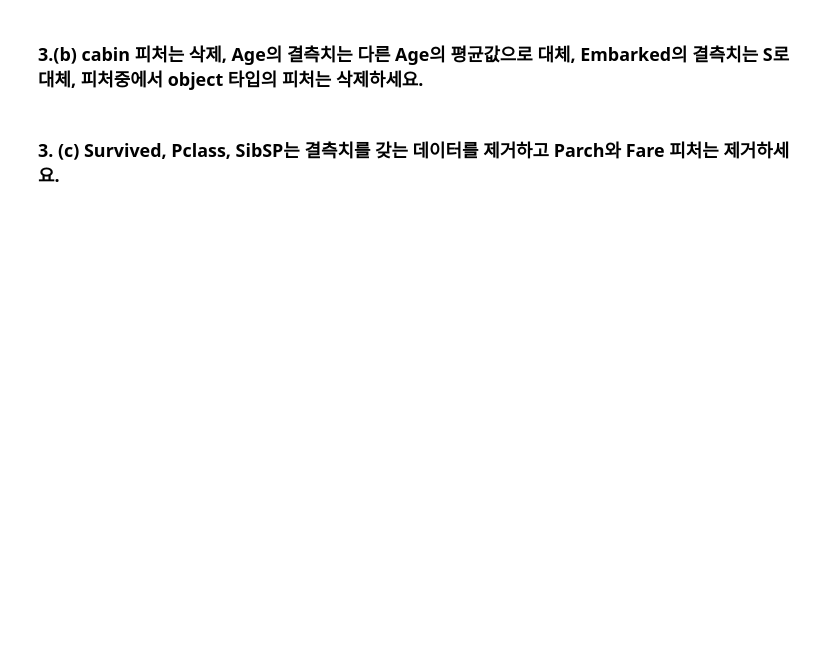
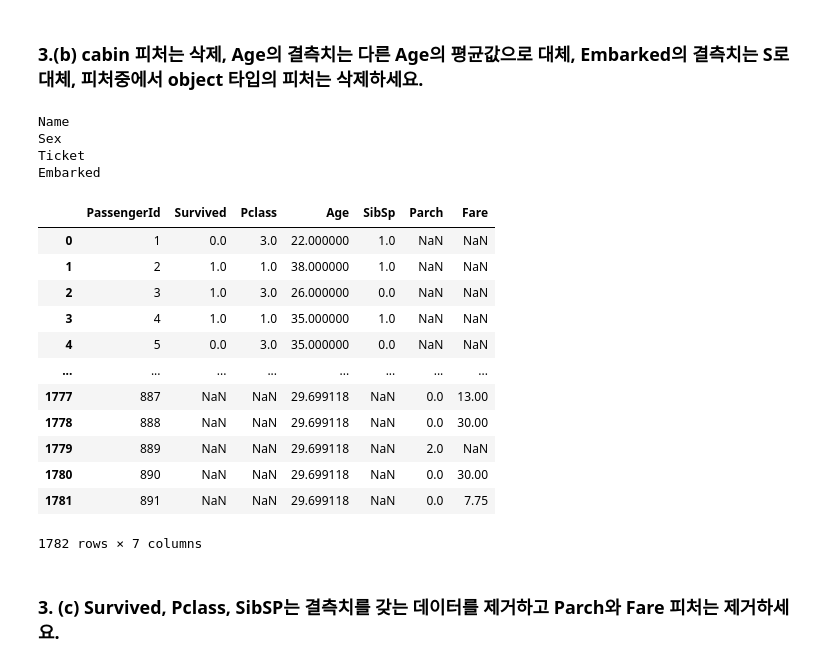
Before and after one commit to seoyun-dev/TIL, a Jupyter notebook: BDA/60191917_박서윤_HW3/60191917_박서윤.ipynb, the cells around one changed output. Drawn from its saved outputs; the diff is of its cells as text; code cells hidden in the pictures; blank space fills up the shorter version.

```diff
--- a/BDA/60191917_박서윤_HW3/60191917_박서윤.ipynb
+++ b/BDA/60191917_박서윤_HW3/60191917_박서윤.ipynb
@@ -49,4 +177,33 @@ X_train, X_test, y_train, y_test = train_test_split(advertising['TV':'Newspaper'
 # %% [markdown]
 ### 3.(b) cabin 피처는 삭제, Age의 결측치는 다른 Age의 평균값으로 대체,  Embarked의 결측치는 S로 대체, 피처중에서 object 타입의 피처는 삭제하세요.
+# %%
+train = train.drop(columns=['Cabin'])
+train['Age'] = train['Age'].fillna(train['Age'].mean())
+train['Embarked'] = train['Embarked'].fillna('S')
+
+for col in train.columns:
+    if train[col].dtype == 'object':
+        print(col)
+        train = train.drop(columns=[col])
+
+train
+# %% [output]
+Name
+Sex
+Ticket
+Embarked
+|  | PassengerId | Survived | Pclass | Age | SibSp | Parch | Fare |
+| 0 | 1 | 0.0 | 3.0 | 22.000000 | 1.0 | NaN | NaN |
+| 1 | 2 | 1.0 | 1.0 | 38.000000 | 1.0 | NaN | NaN |
+| 2 | 3 | 1.0 | 3.0 | 26.000000 | 0.0 | NaN | NaN |
+| 3 | 4 | 1.0 | 1.0 | 35.000000 | 1.0 | NaN | NaN |
+| 4 | 5 | 0.0 | 3.0 | 35.000000 | 0.0 | NaN | NaN |
+| ... | ... | ... | ... | ... | ... | ... | ... |
+| 1777 | 887 | NaN | NaN | 29.699118 | NaN | 0.0 | 13.00 |
+| 1778 | 888 | NaN | NaN | 29.699118 | NaN | 0.0 | 30.00 |
+| 1779 | 889 | NaN | NaN | 29.699118 | NaN | 2.0 | NaN |
+| 1780 | 890 | NaN | NaN | 29.699118 | NaN | 0.0 | 30.00 |
+| 1781 | 891 | NaN | NaN | 29.699118 | NaN | 0.0 | 7.75 |
+1782 rows × 7 columns
 # %% [markdown]
 ### 3. (c) Survived, Pclass, SibSP는 결측치를 갖는 데이터를 제거하고 Parch와 Fare 피처는 제거하세요.
```
Also changed, not shown: parts of 20 cells of this notebook, 38 other files.
